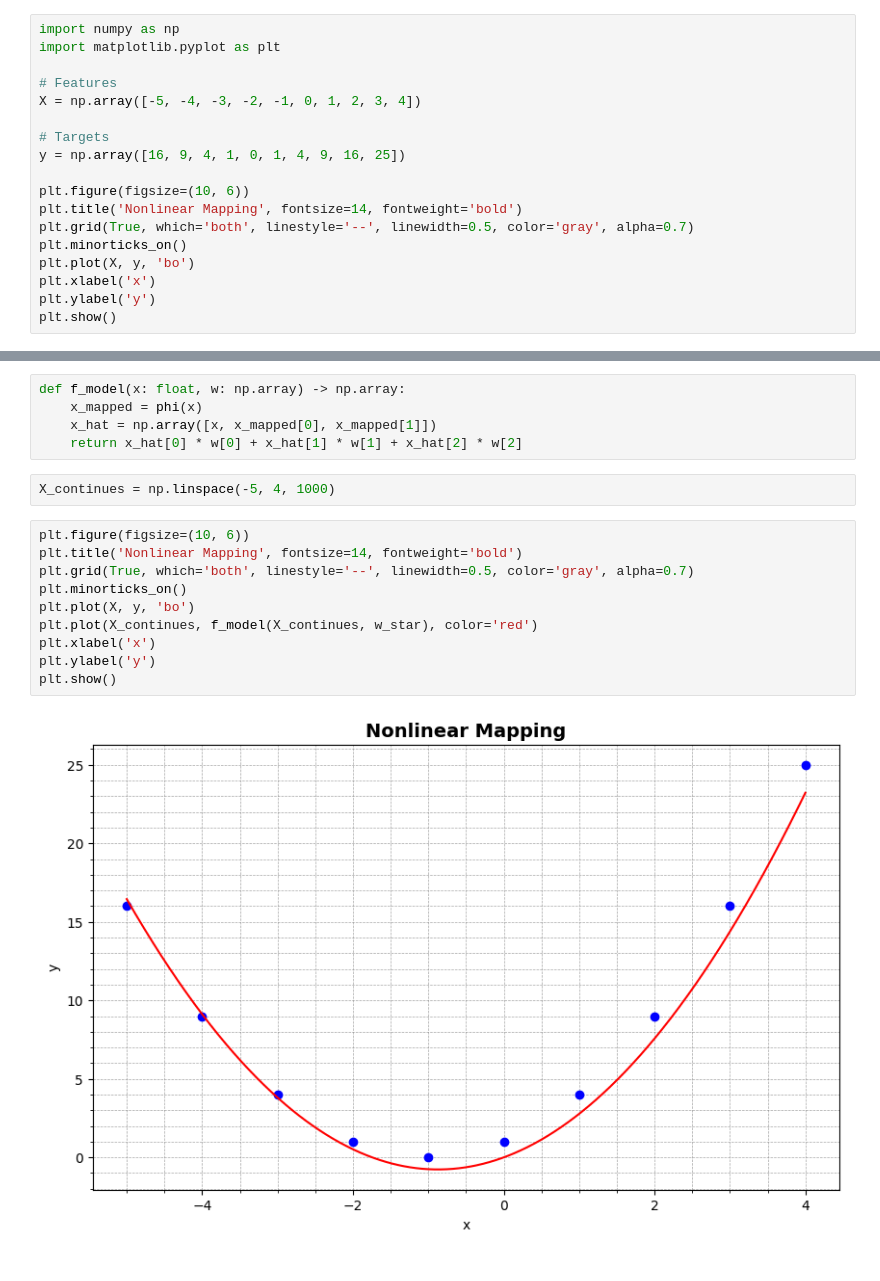
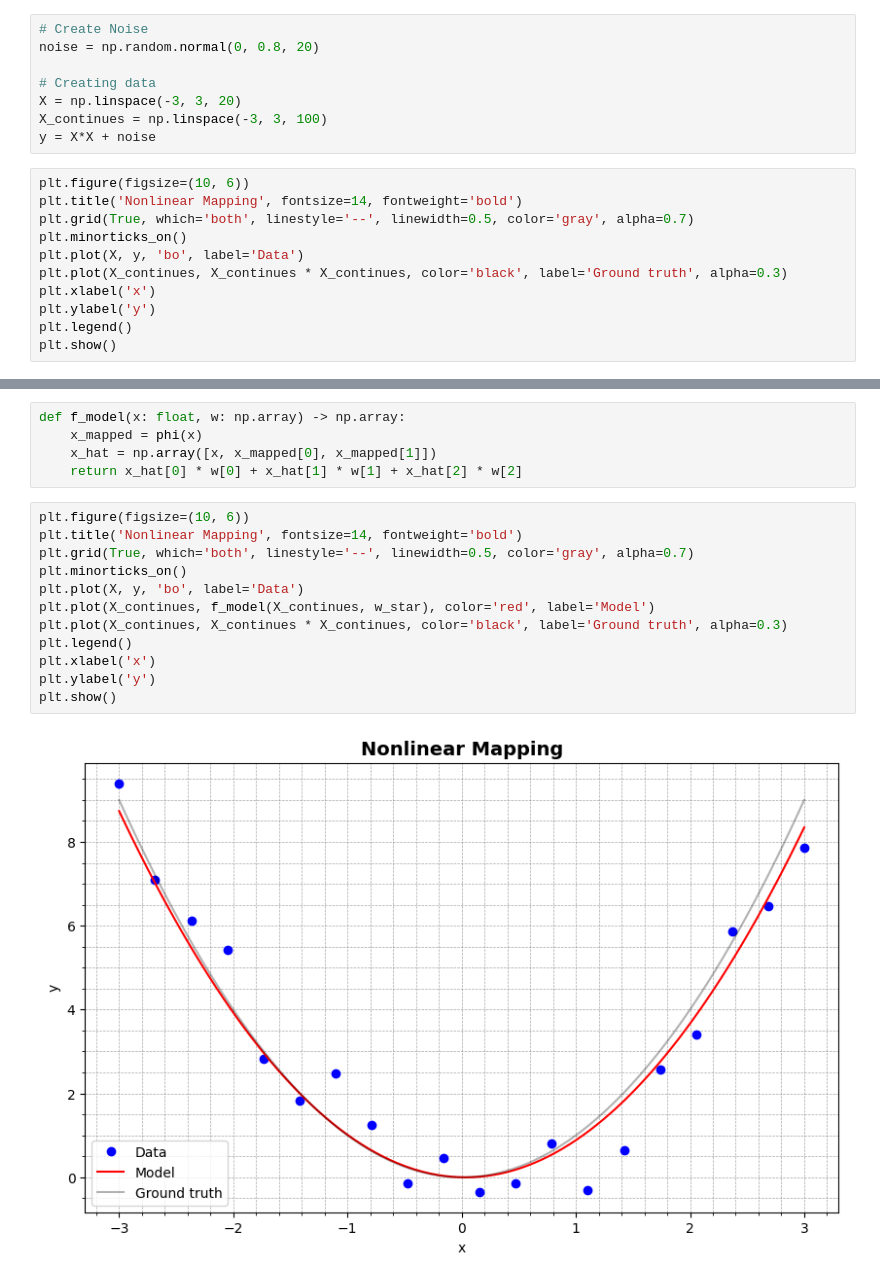
Before and after one commit to raphsenn/ai-notebooks, a Jupyter notebook: machine_learning/linear_methods/nonlinear_mapping.ipynb, the cells around one changed output, grey strips where cells are left out. Cells and saved outputs as stored; diff of their text form.

```diff
--- a/machine_learning/linear_methods/nonlinear_mapping.ipynb
+++ b/machine_learning/linear_methods/nonlinear_mapping.ipynb
@@ -6,19 +37,20 @@
+# %%
+# Create Noise
+noise = np.random.normal(0, 0.8, 20)
+
+# Creating data
+X = np.linspace(-3, 3, 20)
+X_continues = np.linspace(-3, 3, 100)
+y = X*X + noise
 # %%
-import numpy as np
-import matplotlib.pyplot as plt
-
-# Features
-X = np.array([-5, -4, -3, -2, -1, 0, 1, 2, 3, 4])
-
-# Targets
-y = np.array([16, 9, 4, 1, 0, 1, 4, 9, 16, 25])
-
 plt.figure(figsize=(10, 6))
 plt.title('Nonlinear Mapping', fontsize=14, fontweight='bold')
 plt.grid(True, which='both', linestyle='--', linewidth=0.5, color='gray', alpha=0.7)
 plt.minorticks_on()
-plt.plot(X, y, 'bo')
+plt.plot(X, y, 'bo', label='Data')
+plt.plot(X_continues, X_continues * X_continues, color='black', label='Ground truth', alpha=0.3)
 plt.xlabel('x')
 plt.ylabel('y')
+plt.legend()
 plt.show()
 # %% [output]
@@ -86,17 +118,17 @@ def f_model(x: float, w: np.array) -> np.array:
     x_mapped = phi(x)
     x_hat = np.array([x, x_mapped[0], x_mapped[1]])
     return x_hat[0] * w[0] + x_hat[1] * w[1] + x_hat[2] * w[2]
-# %%
-X_continues = np.linspace(-5, 4, 1000)
 # %%
 plt.figure(figsize=(10, 6))
 plt.title('Nonlinear Mapping', fontsize=14, fontweight='bold')
 plt.grid(True, which='both', linestyle='--', linewidth=0.5, color='gray', alpha=0.7)
 plt.minorticks_on()
-plt.plot(X, y, 'bo')
-plt.plot(X_continues, f_model(X_continues, w_star), color='red')
+plt.plot(X, y, 'bo', label='Data')
+plt.plot(X_continues, f_model(X_continues, w_star), color='red', label='Model')
+plt.plot(X_continues, X_continues * X_continues, color='black', label='Ground truth', alpha=0.3)
+plt.legend()
 plt.xlabel('x')
 plt.ylabel('y')
 plt.show()
 # %% [output]
-[figure, old version]
+[figure, new version]
```
Also changed, not shown: parts of 7 cells of this notebook.
